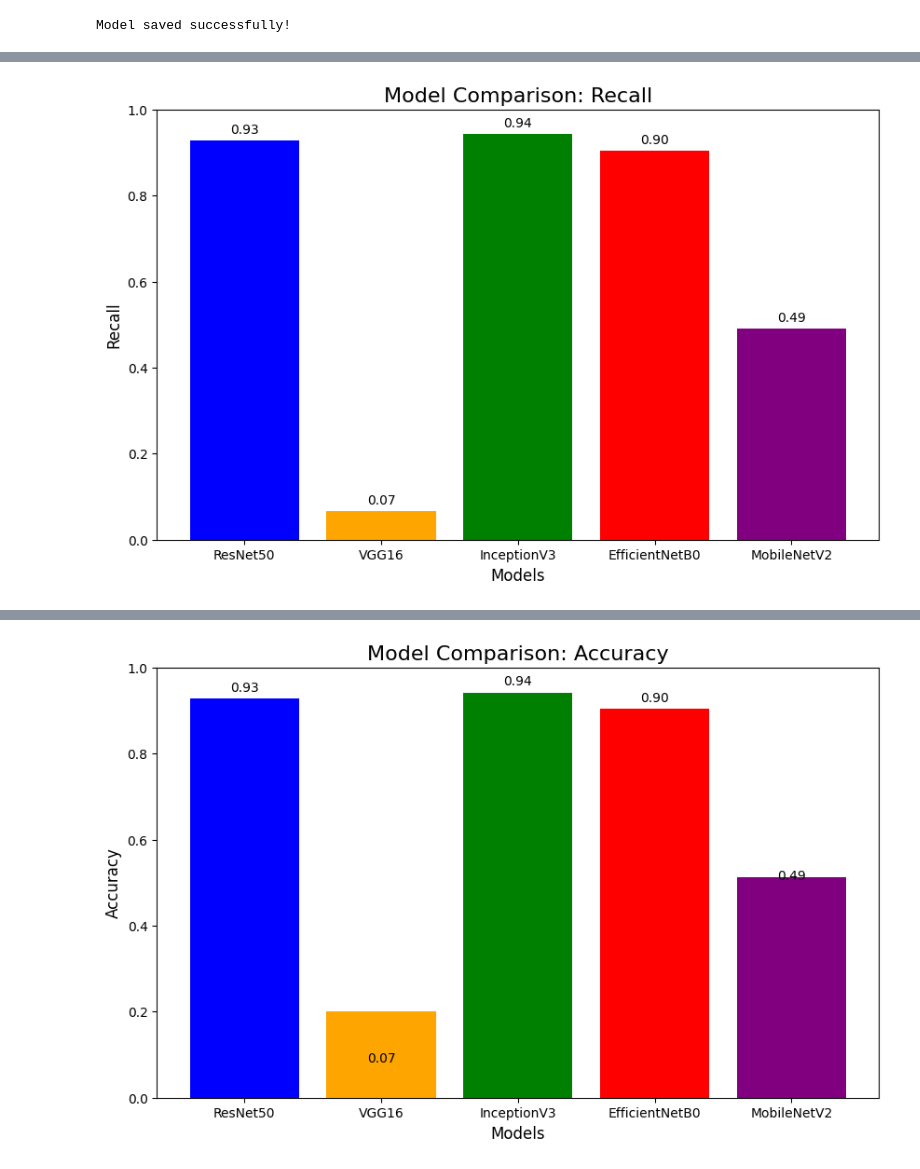
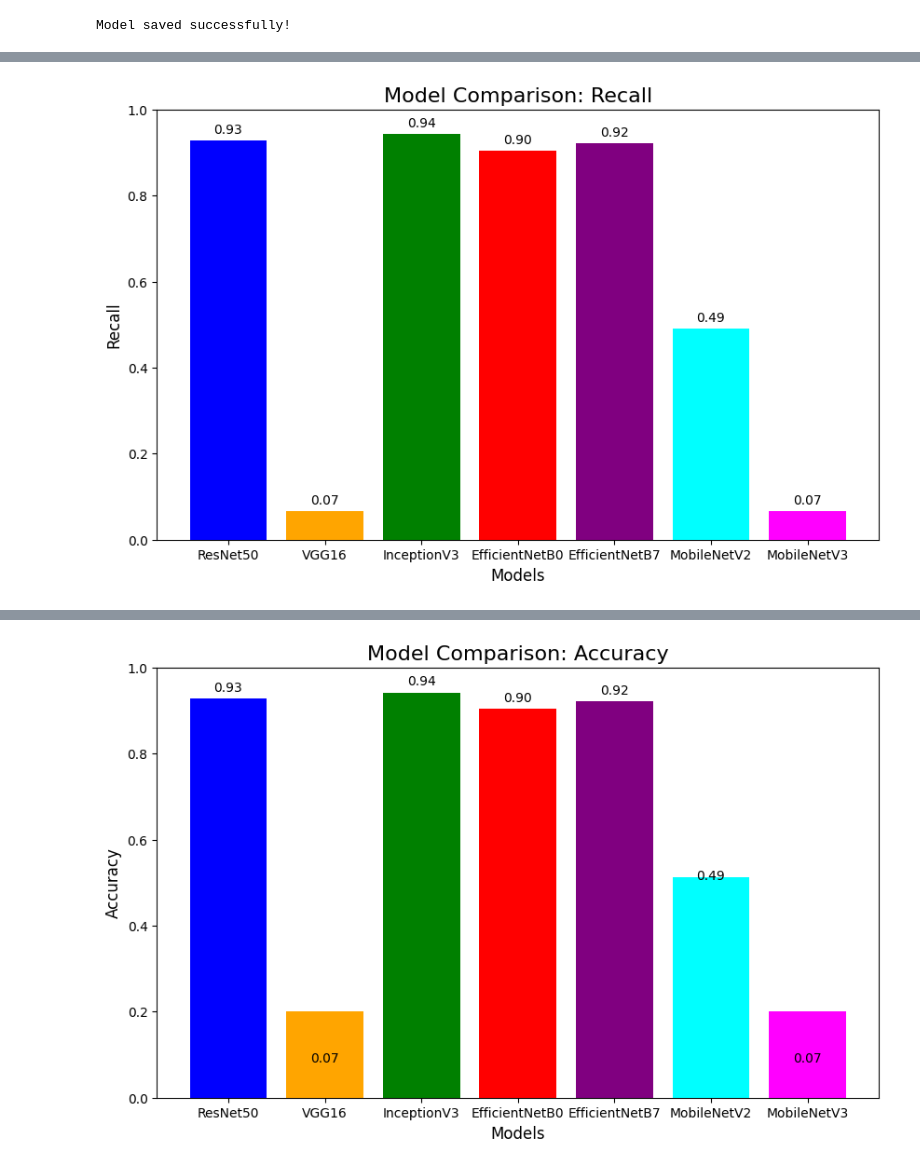
Before and after one commit to teja-1403/Capstone, a Jupyter notebook: CCD.ipynb, the cells around one changed output, grey strips where cells are left out. Saved outputs shown, nothing was run; the diff lists cells and outputs as text; code cells hidden in the pictures.

```diff
--- a/CCD.ipynb
+++ b/CCD.ipynb
@@ -967,0 +1266,9 @@ Model saved successfully!
+# %%
+# Evaluation metrics
+mob_v3_precision = report['weighted avg']['precision']
+mob_v3_recall = report['weighted avg']['recall']
+mob_v3_f1_score = report['weighted avg']['f1-score']
+
+print("Precision: ", mob_v3_precision)
+print("Recall: ", mob_v3_recall)
+print("F1-Score: ", mob_v3_f1_score)
@@ -968,10 +1285,10 @@ Model saved successfully!
 # %%
 # Create the bar plot to compare precision
-models = ['ResNet50', 'VGG16', 'InceptionV3', 'EfficientNetB0', 'MobileNetV2']
-precisions = [resnet_precision, vgg_precision, inc_precision, eff_b0_precision, mob_precision]
+models = ['ResNet50', 'VGG16', 'InceptionV3', 'EfficientNetB0', 'EfficientNetB7', 'MobileNetV2', 'MobileNetV3']
+precisions = [resnet_precision, vgg_precision, inc_precision, eff_b0_precision, eff_b7_precision, mob_precision, mob_v3_precision]
 
 plt.figure(figsize=(10, 6))
-bars = plt.bar(models, precisions, color=['blue', 'orange', 'green', 'red', 'purple'])
+bars = plt.bar(models, precisions, color=['blue', 'orange', 'green', 'red', 'purple', 'cyan', 'magenta'])
 plt.title('Model Comparison: Precision', fontsize=16)
 plt.xlabel('Models', fontsize=12)
 plt.ylabel('Precision', fontsize=12)
@@ -985,10 +1302,10 @@ plt.show()
 # %%
 # Create the bar plot to compare recall
-models = ['ResNet50', 'VGG16', 'InceptionV3', 'EfficientNetB0', 'MobileNetV2']
-recalls = [resnet_recall, vgg_recall, inc_recall, eff_b0_recall, mob_recall]
+models = ['ResNet50', 'VGG16', 'InceptionV3', 'EfficientNetB0', 'EfficientNetB7', 'MobileNetV2', 'MobileNetV3']
+recalls = [resnet_recall, vgg_recall, inc_recall, eff_b0_recall, eff_b7_recall, mob_recall, mob_v3_recall]
 
 plt.figure(figsize=(10, 6))
-bars = plt.bar(models, recalls, color=['blue', 'orange', 'green', 'red', 'purple'])
+bars = plt.bar(models, recalls, color=['blue', 'orange', 'green', 'red', 'purple', 'cyan', 'magenta'])
 plt.title('Model Comparison: Recall', fontsize=16)
 plt.xlabel('Models', fontsize=12)
 plt.ylabel('Recall', fontsize=12)
@@ -1002,10 +1319,10 @@ plt.show()
 # %%
 # Create the bar plot to compare f1-score
-models = ['ResNet50', 'VGG16', 'InceptionV3', 'EfficientNetB0', 'MobileNetV2']
-recalls = [resnet_f1_score, vgg_f1_score, inc_f1_score, eff_b0_f1_score, mob_f1_score]
+models = ['ResNet50', 'VGG16', 'InceptionV3', 'EfficientNetB0', 'EfficientNetB7', 'MobileNetV2', 'MobileNetV3']
+recalls = [resnet_f1_score, vgg_f1_score, inc_f1_score, eff_b0_f1_score, eff_b7_f1_score, mob_f1_score, mob_v3_f1_score]
 
 plt.figure(figsize=(10, 6))
-bars = plt.bar(models, recalls, color=['blue', 'orange', 'green', 'red', 'purple'])
+bars = plt.bar(models, recalls, color=['blue', 'orange', 'green', 'red', 'purple', 'cyan', 'magenta'])
 plt.title('Model Comparison: Recall', fontsize=16)
 plt.xlabel('Models', fontsize=12)
 plt.ylabel('Recall', fontsize=12)
@@ -1015,20 +1332,22 @@ for bar in bars:
     plt.text(bar.get_x() + bar.get_width() / 2, yval + 0.01, f'{yval:.2f}', ha='center', va='bottom', fontsize=10)
 plt.show()
 # %% [output]
-[figure, old version]
+[figure, new version]
 # %%
 # Create the bar plot to compare accuracy
 resnet_loss, resnet_accuracy = res_model.evaluate(test_generator)
 vgg_loss, vgg_accuracy = vgg_model.evaluate(test_generator)
 inc_loss, inc_accuracy = inc_model.evaluate(test_generator)
 eff_b0_loss, eff_b0_accuracy = eff_b0_model.evaluate(test_generator)
+eff_b7_loss, eff_b7_accuracy = eff_b7_model.evaluate(test_generator)
 mob_loss, mob_accuracy = mob_model.evaluate(test_generator)
+mob_v3_loss, mob_v3_accuracy = mob_v3_model.evaluate(test_generator)
 
-models = ['ResNet50', 'VGG16', 'InceptionV3', 'EfficientNetB0', 'MobileNetV2']
-accuracies = [resnet_accuracy, vgg_accuracy, inc_accuracy, eff_b0_accuracy, mob_accuracy]
+models = ['ResNet50', 'VGG16', 'InceptionV3', 'EfficientNetB0', 'EfficientNetB7', 'MobileNetV2', 'MobileNetV3']
+accuracies = [resnet_accuracy, vgg_accuracy, inc_accuracy, eff_b0_accuracy, eff_b7_accuracy, mob_accuracy, mob_v3_accuracy]
 
 plt.figure(figsize=(10, 6))
-plt.bar(models, accuracies, color=['blue', 'orange', 'green', 'red', 'purple'])
+plt.bar(models, accuracies, color=['blue', 'orange', 'green', 'red', 'purple', 'cyan', 'magenta'])
 plt.title('Model Comparison: Accuracy', fontsize=16)
 plt.xlabel('Models', fontsize=12)
 plt.ylabel('Accuracy', fontsize=12)
@@ -1046 +1367 @@ plt.show()
-[figure, old version]
+[figure, new version]
```
Also changed, not shown: parts of 24 cells of this notebook.
